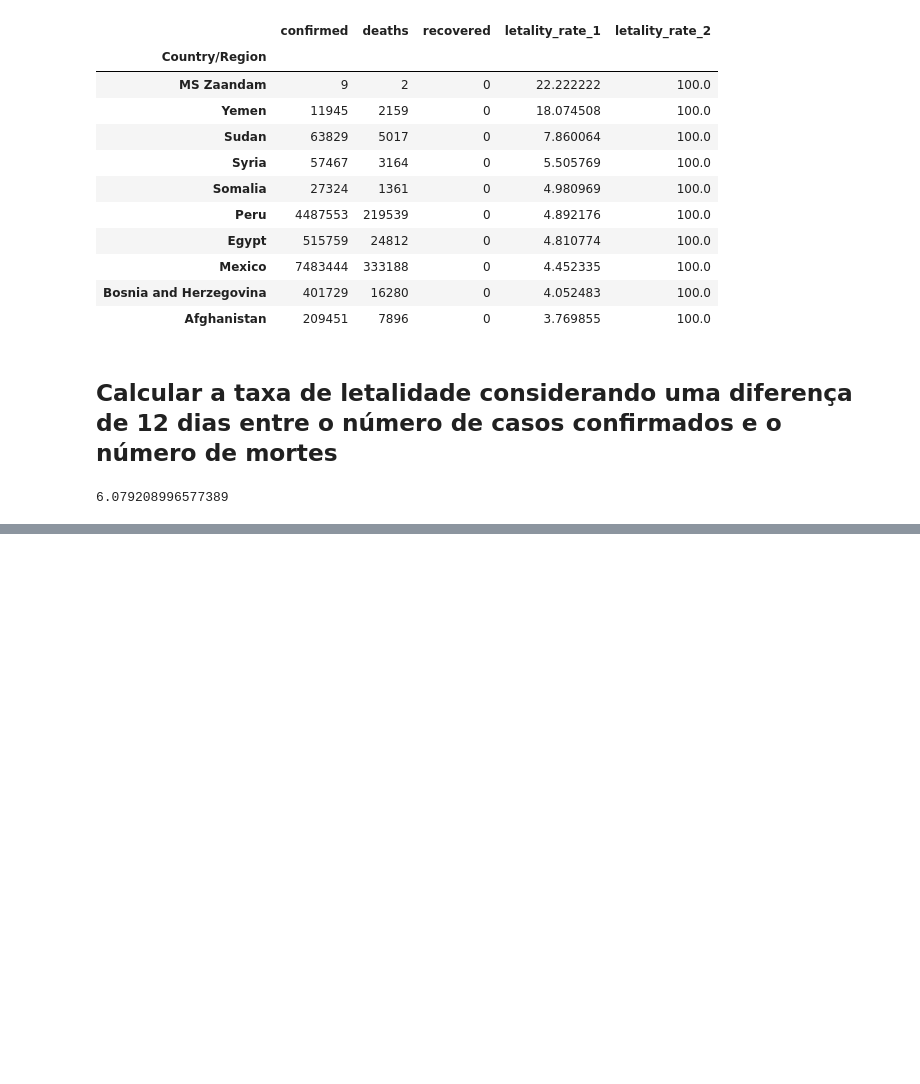
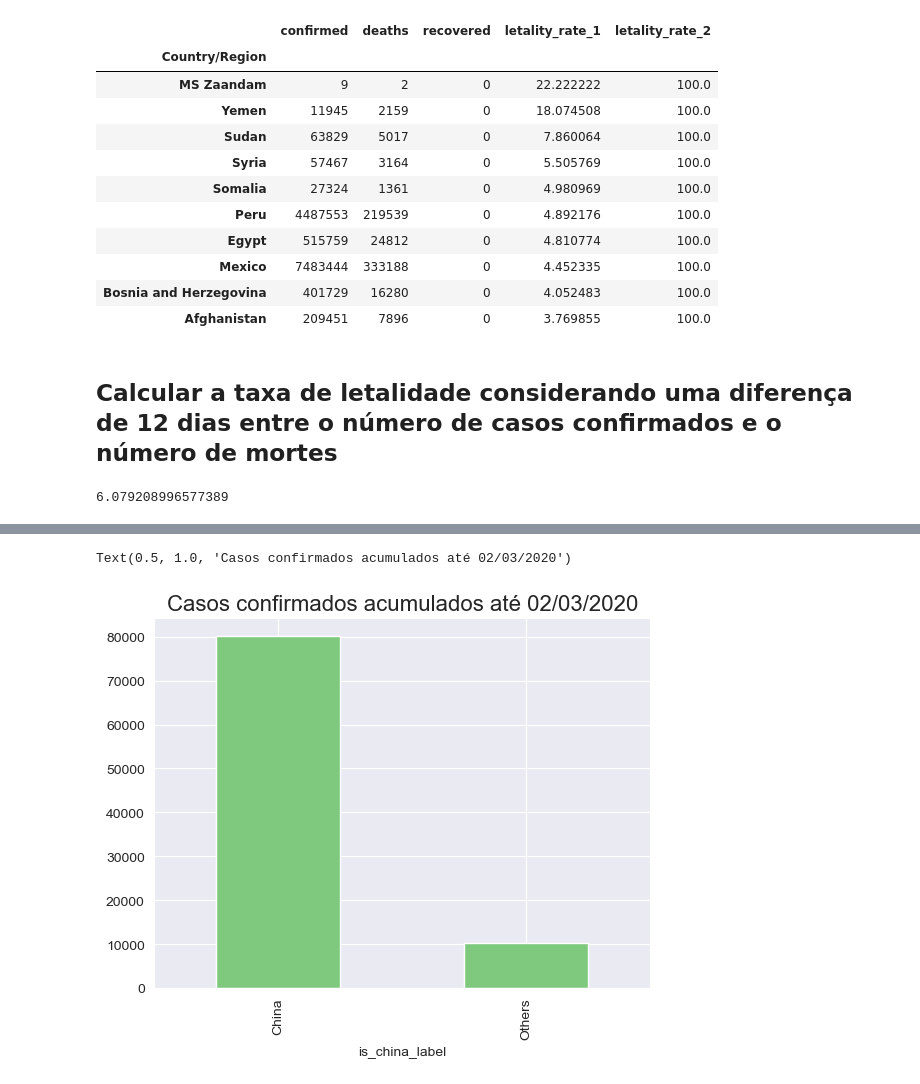
Before and after one commit to ledsouza/Covid19, a Jupyter notebook: eda_covid19.ipynb, the cells around one changed output, grey strips where cells are left out. Cells and saved outputs as stored; diff of their text form; code cells hidden in the pictures; blank space fills up the shorter version.

```diff
--- a/eda_covid19.ipynb
+++ b/eda_covid19.ipynb
@@ -263,0 +294,3 @@ print(letality_rate_1 * 100)
+# %%
+confirmed['is_china_label'] = np.where(confirmed['is_china'], 'China', 'Others')
+confirmed.head()
@@ -263,0 +305,6 @@ print(letality_rate_1 * 100)
+# %%
+confirmed.groupby('is_china_label').sum()['3/2/20'].plot(kind='bar')
+plt.title('Casos confirmados acumulados até 02/03/2020', fontsize = 16)
+# %% [output]
+Text(0.5, 1.0, 'Casos confirmados acumulados até 02/03/2020')
+[figure, added]
```
Also changed, not shown: parts of 12 cells of this notebook.
